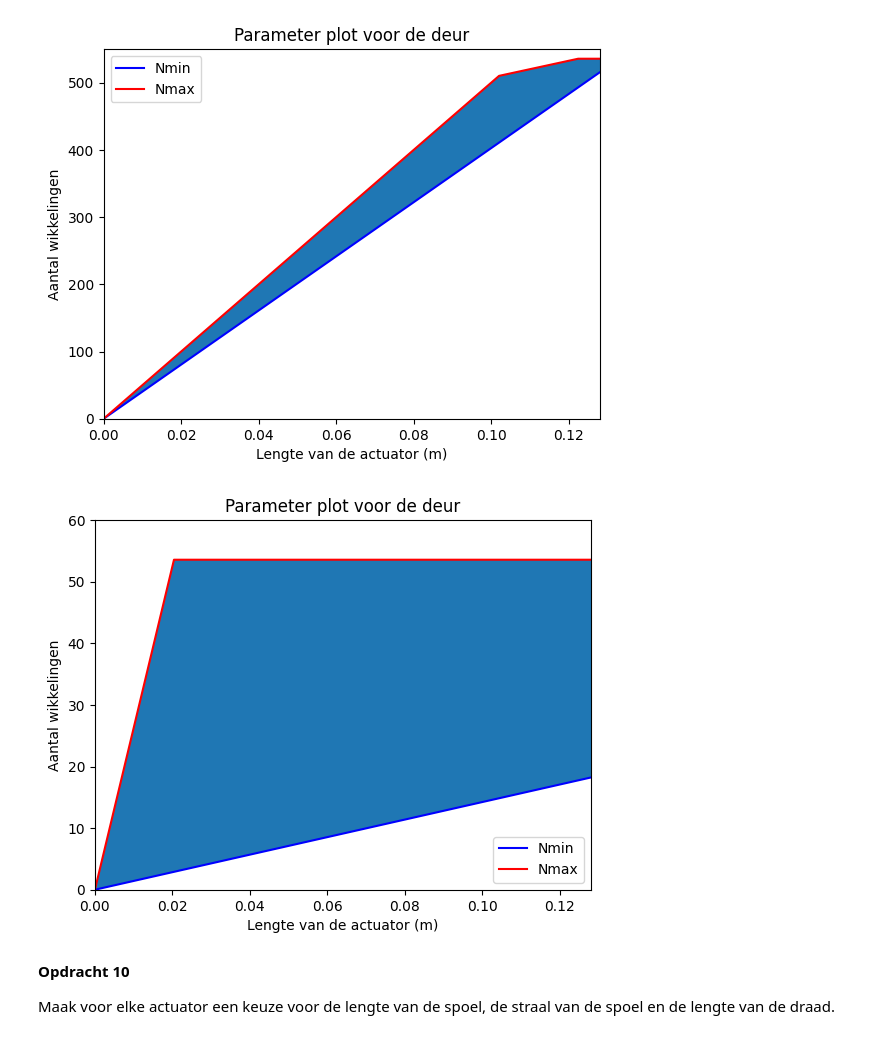
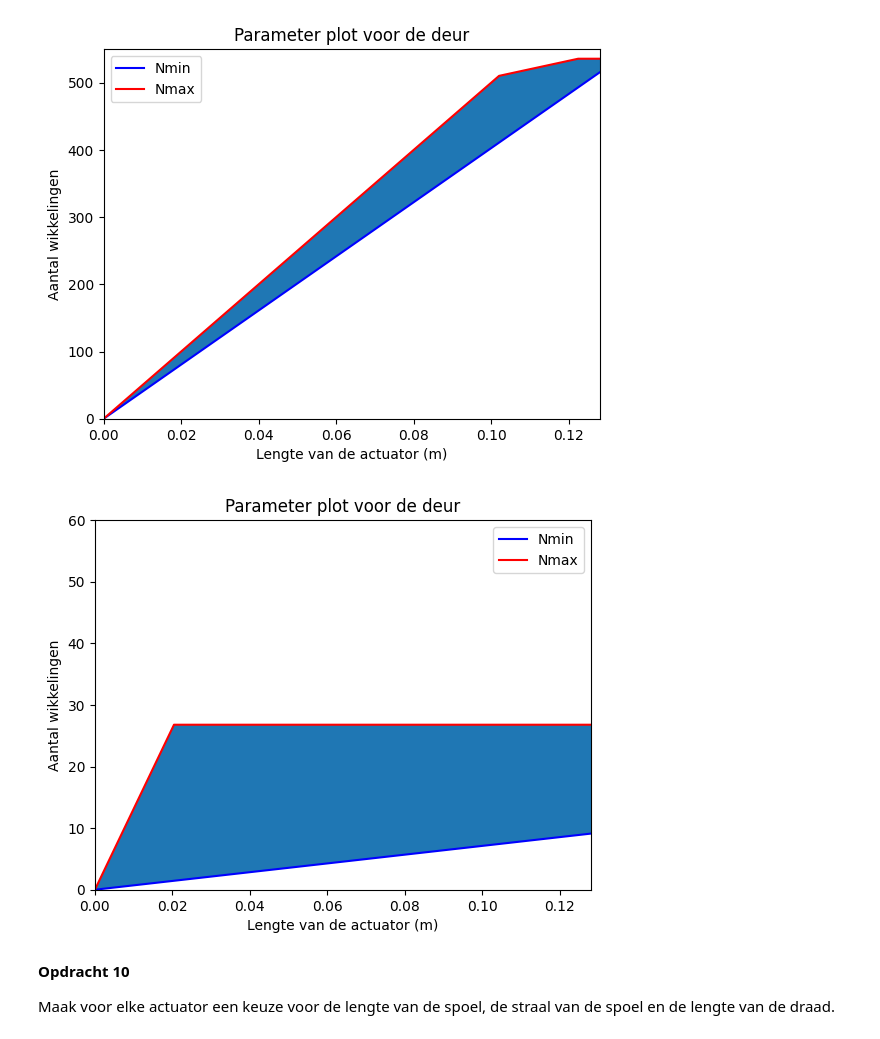
Before and after one commit to meesvanzeeland-ops/opdrachten-DEF-D, a Jupyter notebook: DigitaleOntwerpopdrachten/2KrachtactuatorOpdracht/Archive/KrachtactuatorOpdracht.ipynb, the cells around one changed output. Saved outputs shown, nothing was run; the diff lists cells and outputs as text; code cells hidden in the pictures.

```diff
--- a/DigitaleOntwerpopdrachten/2KrachtactuatorOpdracht/Archive/KrachtactuatorOpdracht.ipynb
+++ b/DigitaleOntwerpopdrachten/2KrachtactuatorOpdracht/Archive/KrachtactuatorOpdracht.ipynb
@@ -231,24 +231,24 @@ plt.show()
 [figure]
 # %%
 #lopende band schuiver parameter plot
-straal_schuiver = 0.1
+straal_schuiver = 0.2
 I_schuiver = 0.5
 F_schuiver = 5
 
 N_min_schuiver = Nmin(L_s, straal_schuiver, I_schuiver, F_schuiver)
 N_max_schuiver = Nmax(L_s, L_max,  straal_draad, straal_schuiver)
 plt.fill_between(L_s,N_min_schuiver,N_max_schuiver) # De ruimte tussen de eisen vullen
 plt.plot(L_s,N_min_schuiver, color='b', label='Nmin')
 plt.plot(L_s,N_max_schuiver, color='r', label='Nmax')
 plt.title("Parameter plot voor de deur")
 plt.xlabel("Lengte van de actuator (m)")
 plt.ylabel("Aantal wikkelingen")
 plt.legend()
 plt.xlim(0,0.128)
 plt.ylim(0,60)
 plt.show()
 # %% [output]
-[figure, old version]
+[figure, new version]
 # %% [markdown]
 **Opdracht 10**
 
```
Also changed, not shown: parts of 3 cells of this notebook.
